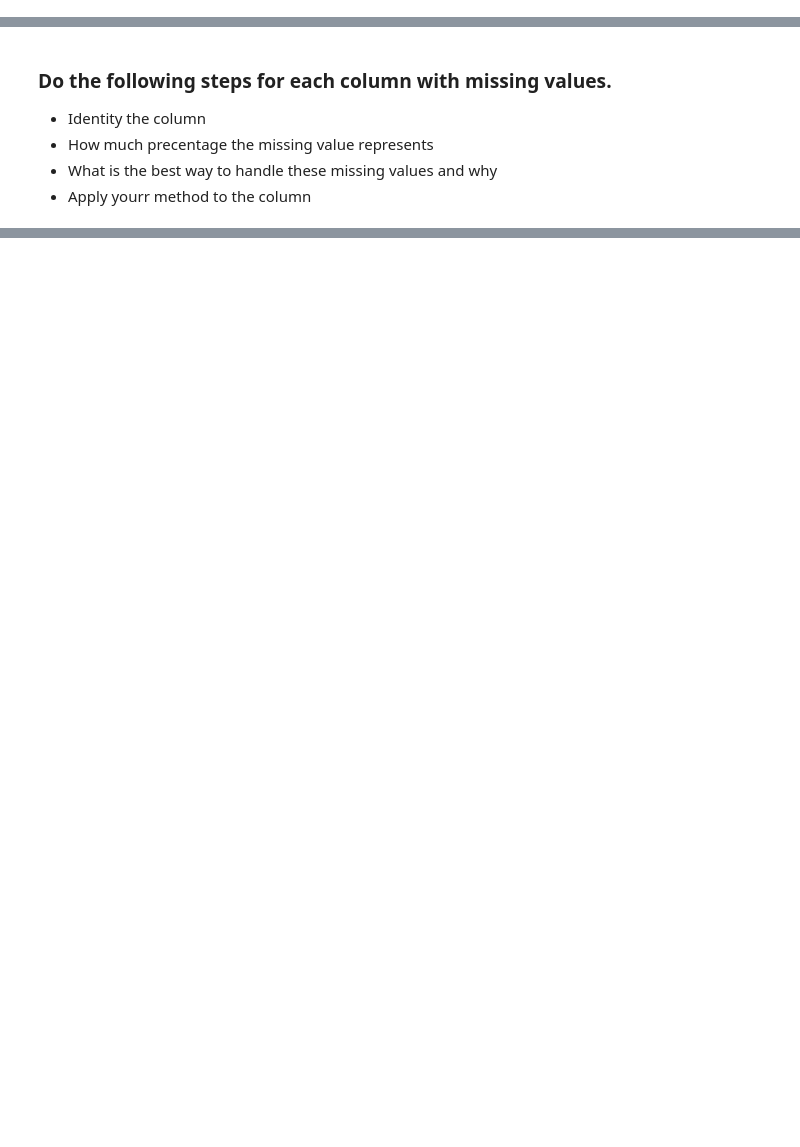
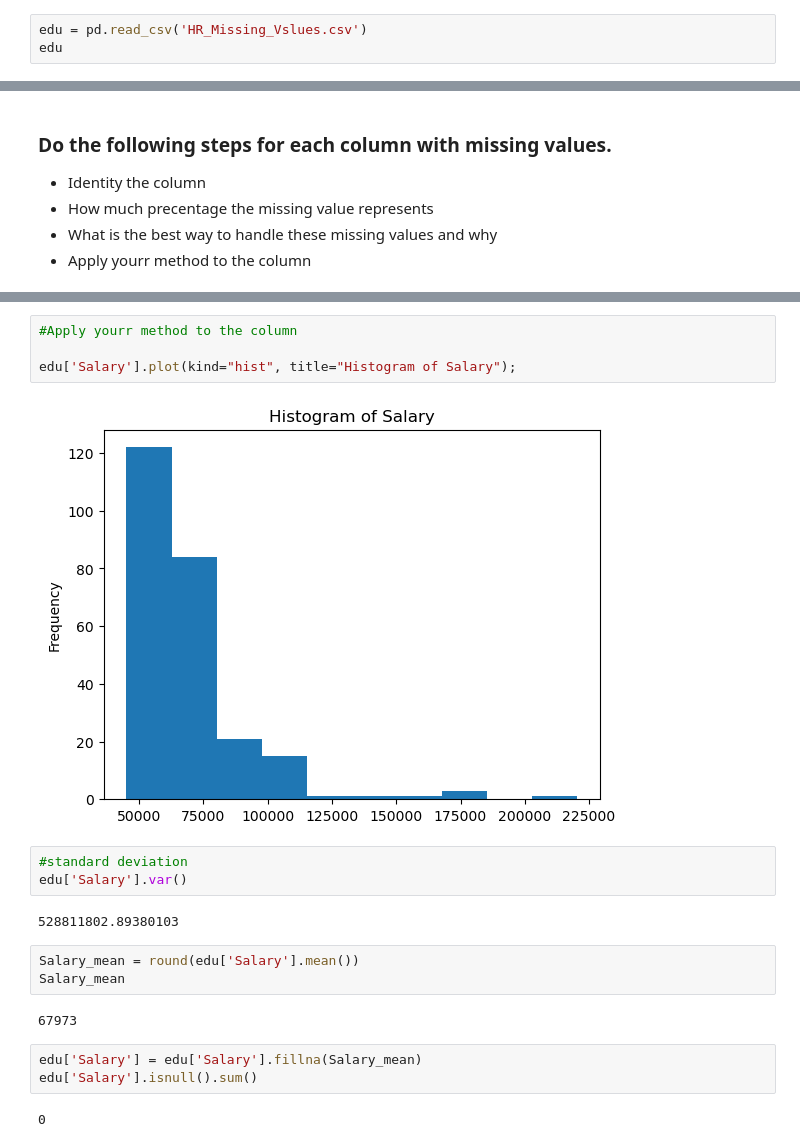
Before and after one commit to Tuwaiq-Data-Science-Bootcamp-V2/MissingData-Lab1, a Jupyter notebook: Missing Values Assignment .ipynb, the cells around one changed output, grey strips where cells are left out. Saved outputs shown, nothing was run; the diff lists cells and outputs as text; blank space fills up the shorter version.

```diff
--- a/Missing Values Assignment .ipynb
+++ b/Missing Values Assignment .ipynb
@@ -13,0 +11,3 @@
+# %%
+edu = pd.read_csv('HR_Missing_Vslues.csv')
+edu
@@ -20,0 +195,21 @@
+# %%
+#Apply yourr method to the column
+
+edu['Salary'].plot(kind="hist", title="Histogram of Salary");
+# %% [output]
+[figure, added]
+# %%
+#standard deviation
+edu['Salary'].var()
+# %% [output]
+528811802.89380103
+# %%
+Salary_mean = round(edu['Salary'].mean())
+Salary_mean
+# %% [output]
+67973
+# %%
+edu['Salary'] = edu['Salary'].fillna(Salary_mean)
+edu['Salary'].isnull().sum()
+# %% [output]
+0
```
Also changed, not shown: parts of 25 cells of this notebook.
